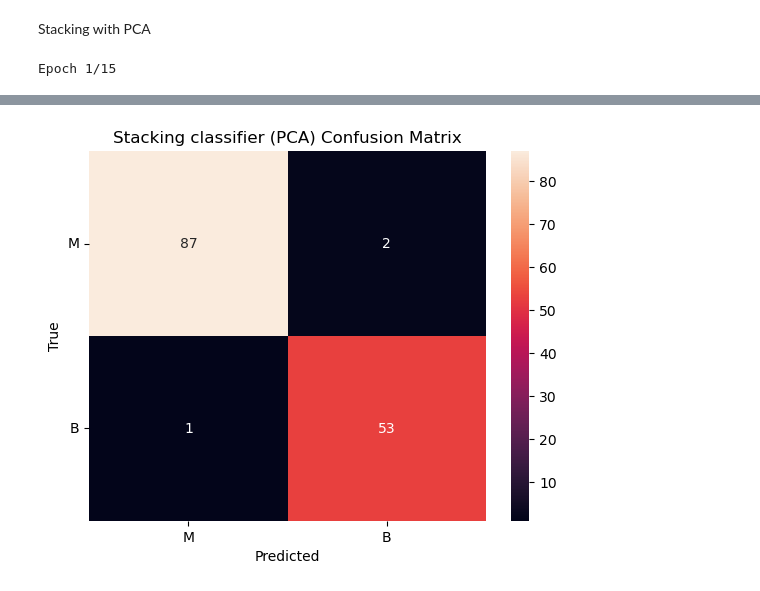
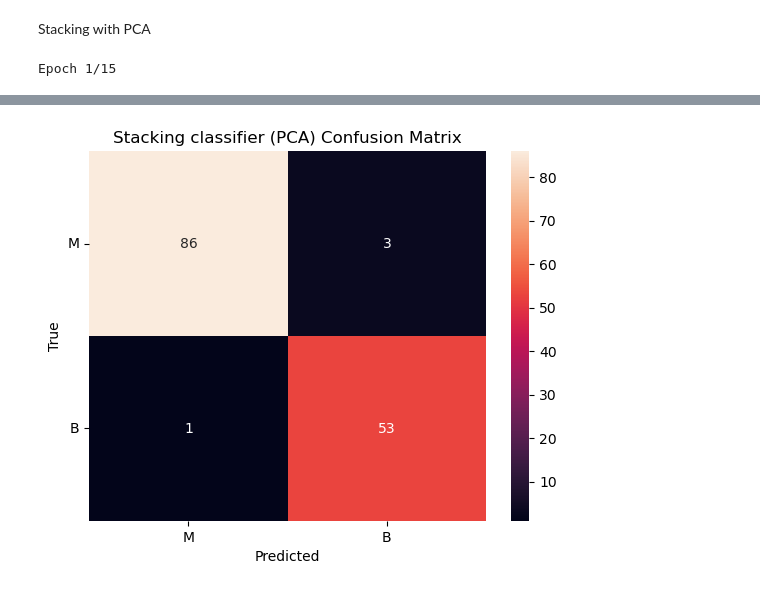
Before and after one commit to benjamin-ravenscroft/CISC471-Project, a Jupyter notebook: EDA.ipynb, the cells around one changed output, grey strips where cells are left out. Cells and saved outputs as stored; diff of their text form; code cells hidden in the pictures.

Commit message:
Added XGBoost to stacking

```diff
--- a/EDA.ipynb
+++ b/EDA.ipynb
@@ -1177,6 +1177,8 @@ Use stacking to combine the different models
 from sklearn.ensemble import RandomForestClassifier
 from sklearn.linear_model import LogisticRegression
 from sklearn.tree import DecisionTreeClassifier
+
+import xgboost as xgb
 
 from tensorflow.keras.models import Sequential
 from tensorflow.keras.layers import Dense, Dropout
@@ -1205,8 +1207,9 @@ ANN_clf._estimator_type = "classifier"
 RF_clf = RandomForestClassifier(n_estimators=100, class_weight='balanced', random_state=0, criterion='entropy')
 DT_clf = DecisionTreeClassifier(criterion='entropy', max_depth=8, class_weight=None, random_state=0)
 LR_clf = LogisticRegression(C=1, penalty='l2')
+XG_clf = xgb.XGBClassifier(objective="binary:logistic", colsample_bytree=0.5, gamma=3, learning_rate=0.1, max_depth=9, reg_lambda=1, scale_pos_weight=7, subsample=0.8)
 
-estimators = [('RF', RF_clf), ('DT', DT_clf), ('LR', LR_clf), ('ANN', ANN_clf)]
+estimators = [('RF', RF_clf), ('DT', DT_clf), ('LR', LR_clf), ('ANN', ANN_clf), ('XGB', XG_clf)]
 clf = StackingClassifier(estimators=estimators, final_estimator=LogisticRegression())
 
 clf.fit(train_scaled_fs, train_targets)
@@ -1268,8 +1296,9 @@ ANN_clf._estimator_type = "classifier"
 RF_clf = RandomForestClassifier(n_estimators=100, class_weight='balanced', random_state=0, criterion='entropy')
 DT_clf = DecisionTreeClassifier(criterion='entropy', max_depth=8, class_weight=None, random_state=0)
 LR_clf = LogisticRegression(C=1, penalty='l2')
+XG_clf = xgb.XGBClassifier(objective="binary:logistic", colsample_bytree=0.5, gamma=0, learning_rate=0.1, max_depth=4, reg_lambda=1, scale_pos_weight=5, subsample=0.8)
 
-estimators = [('RF', RF_clf), ('DT', DT_clf), ('LR', LR_clf), ('ANN', ANN_clf)]
+estimators = [('RF', RF_clf), ('DT', DT_clf), ('LR', LR_clf), ('ANN', ANN_clf), ('XGB', XG_clf)]
 clf = StackingClassifier(estimators=estimators, final_estimator=LogisticRegression())
 
 clf.fit(train_pca, train_targets)
@@ -1299 +1353 @@ Specificity:  0.9775280898876404
-[figure, old version]
+[figure, new version]
```
Also changed, not shown: parts of 2 cells of this notebook.
